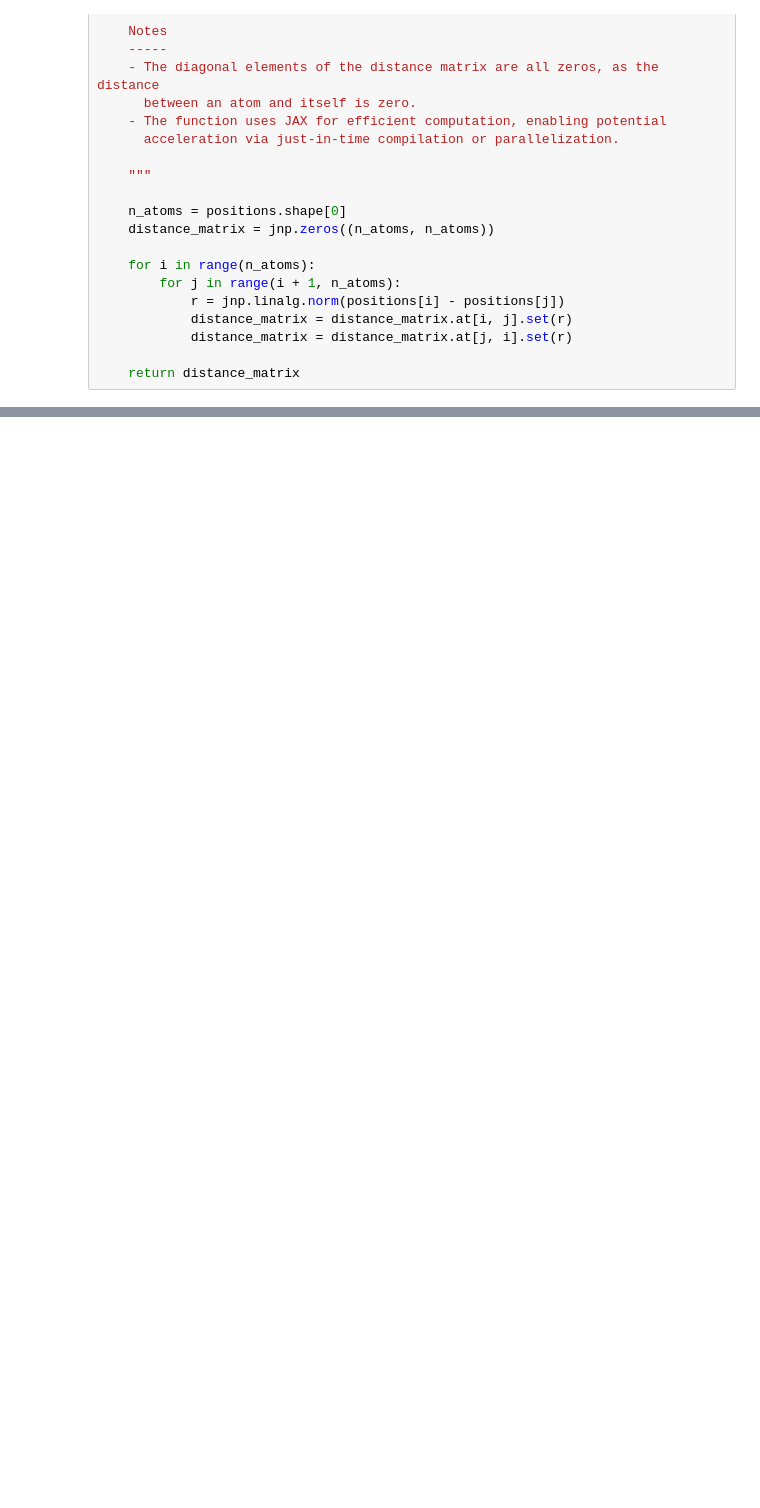
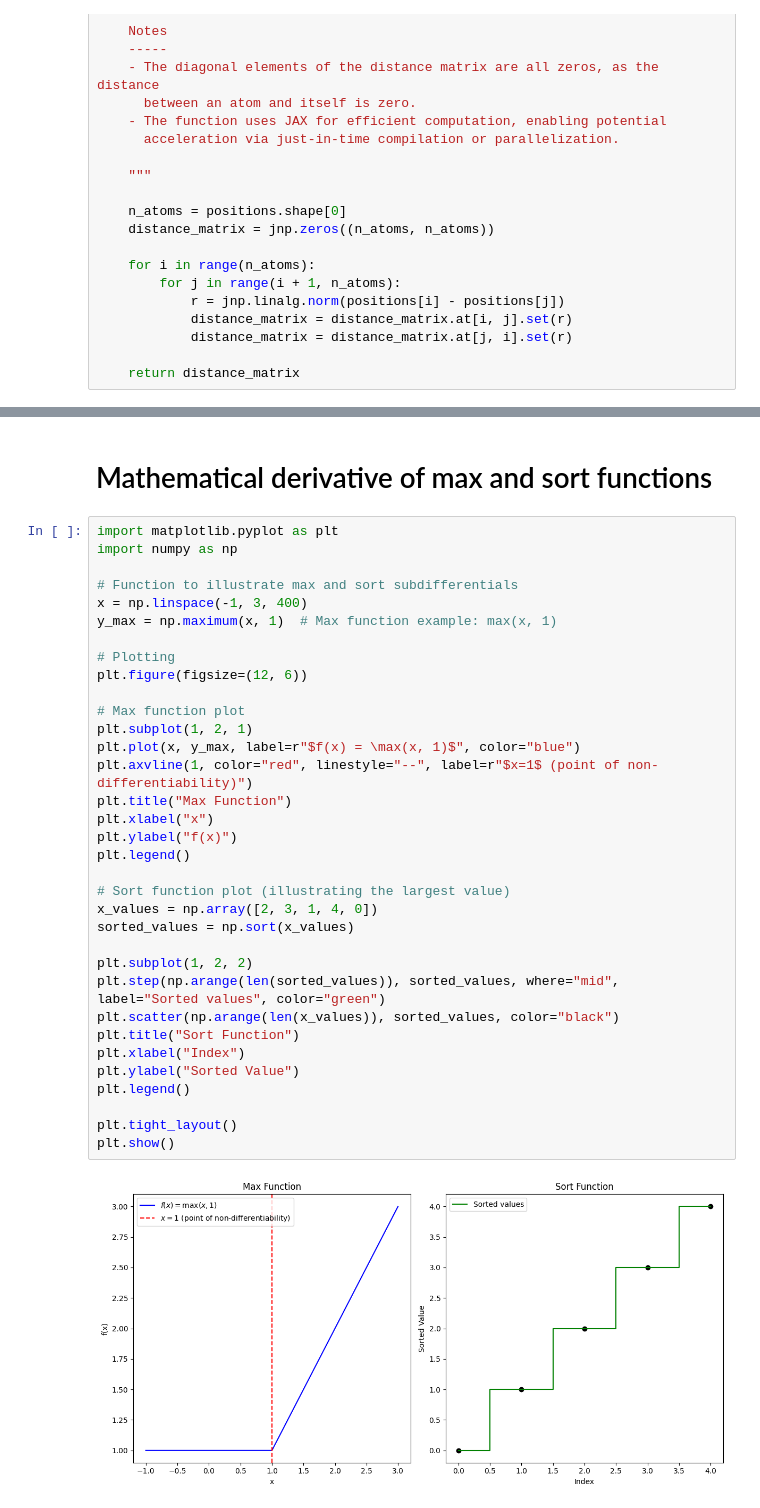
Before and after one commit to shamsamirmusa/Autodiff_CollectiveVariables, a Jupyter notebook: ENG_cv_codes/ENG_jaxautodiff.ipynb, the cells around one changed output, grey strips where cells are left out. Drawn from its saved outputs; the diff is of its cells as text; blank space fills up the shorter version.

```diff
--- a/ENG_cv_codes/ENG_jaxautodiff.ipynb
+++ b/ENG_cv_codes/ENG_jaxautodiff.ipynb
@@ -454,0 +1236,38 @@ KeyboardInterrupt:
+# %% [markdown]
+# Mathematical derivative of max and sort functions
+# %%
+import matplotlib.pyplot as plt
+import numpy as np
+
+# Function to illustrate max and sort subdifferentials
+x = np.linspace(-1, 3, 400)
+y_max = np.maximum(x, 1)  # Max function example: max(x, 1)
+
+# Plotting
+plt.figure(figsize=(12, 6))
+
+# Max function plot
+plt.subplot(1, 2, 1)
+plt.plot(x, y_max, label=r"$f(x) = \max(x, 1)$", color="blue")
+plt.axvline(1, color="red", linestyle="--", label=r"$x=1$ (point of non-differentiability)")
+plt.title("Max Function")
+plt.xlabel("x")
+plt.ylabel("f(x)")
+plt.legend()
+
+# Sort function plot (illustrating the largest value)
+x_values = np.array([2, 3, 1, 4, 0])
+sorted_values = np.sort(x_values)
+
+plt.subplot(1, 2, 2)
+plt.step(np.arange(len(sorted_values)), sorted_values, where="mid", label="Sorted values", color="green")
+plt.scatter(np.arange(len(x_values)), sorted_values, color="black")
+plt.title("Sort Function")
+plt.xlabel("Index")
+plt.ylabel("Sorted Value")
+plt.legend()
+
+plt.tight_layout()
+plt.show()
+# %% [output]
+[figure, added]
```
Also changed, not shown: parts of 32 cells of this notebook, 15 other files.
